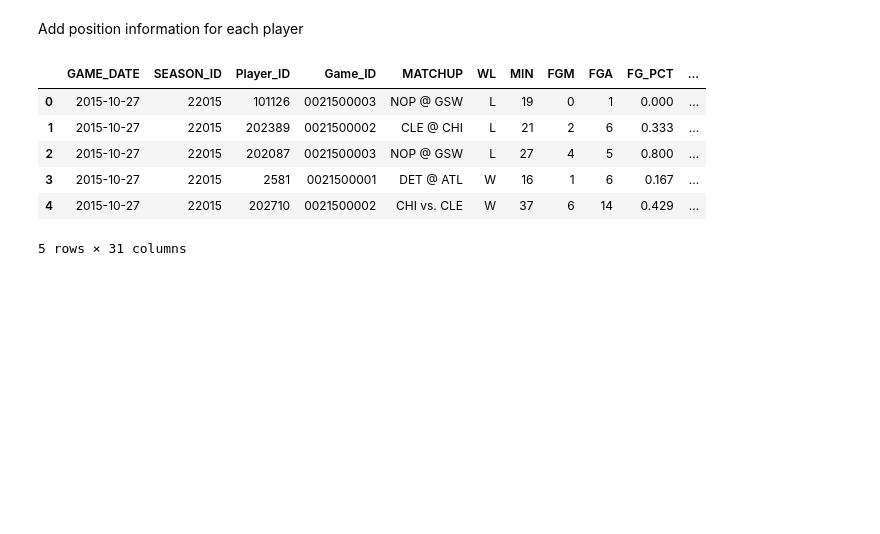
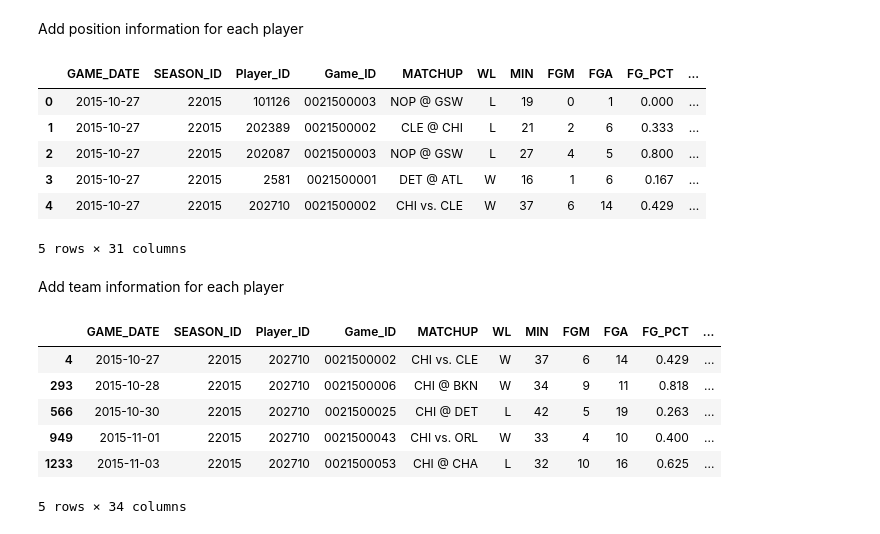
Before and after one commit to jpzhangvincent/NBAFantasySportBetting-ML-project, a Jupyter notebook: Data Munging& EDA/Data Cleaning for Player Game Logs.ipynb, the cells around one changed output. Cells and saved outputs as stored; diff of their text form; code cells hidden in the pictures; blank space fills up the shorter version.

```diff
--- a/Data Munging& EDA/Data Cleaning for Player Game Logs.ipynb
+++ b/Data Munging& EDA/Data Cleaning for Player Game Logs.ipynb
@@ -285,3 +285,25 @@ allplayerFantasyGameLogs.head()
 # %%
 with open('../Data/allplayerFantasyGameLogs.pickle', 'wb') as handle:
   pickle.dump(allplayerFantasyGameLogs,handle)
+# %% [markdown]
+Add team information for each player
+# %%
+import pickle
+with open('../Data/allplayerFantasyGameLogs.pickle', 'rb') as handle:
+  allplayerFantasyGameLogs = pickle.load(handle)
+# %%
+allplayerFantasyGameLogs['Team'] = allplayerFantasyGameLogs['MATCHUP'].map(lambda x: x.split(' ')[0])
+# %%
+allplayerFantasyGameLogs['OpponentTeam'] = allplayerFantasyGameLogs['MATCHUP'].map(lambda x: x.split(' ')[2])
+# %%
+allplayerFantasyGameLogs['HomeGame'] = allplayerFantasyGameLogs['MATCHUP'].map(lambda x: 0 if x.split(' ')[1]=='@' else 1)
+# %%
+allplayerFantasyGameLogs[allplayerFantasyGameLogs['Player_ID']==202710].head()
+# %% [output]
+|  | GAME_DATE | SEASON_ID | Player_ID | Game_ID | MATCHUP | WL | MIN | FGM | FGA | FG_PCT | ... |
+| 4 | 2015-10-27 | 22015 | 202710 | 0021500002 | CHI vs. CLE | W | 37 | 6 | 14 | 0.429 | ... |
+| 293 | 2015-10-28 | 22015 | 202710 | 0021500006 | CHI @ BKN | W | 34 | 9 | 11 | 0.818 | ... |
+| 566 | 2015-10-30 | 22015 | 202710 | 0021500025 | CHI @ DET | L | 42 | 5 | 19 | 0.263 | ... |
+| 949 | 2015-11-01 | 22015 | 202710 | 0021500043 | CHI vs. ORL | W | 33 | 4 | 10 | 0.400 | ... |
+| 1233 | 2015-11-03 | 22015 | 202710 | 0021500053 | CHI @ CHA | L | 32 | 10 | 16 | 0.625 | ... |
+5 rows × 34 columns
```
Also changed, not shown: parts of 6 cells of this notebook, 1 other file.
